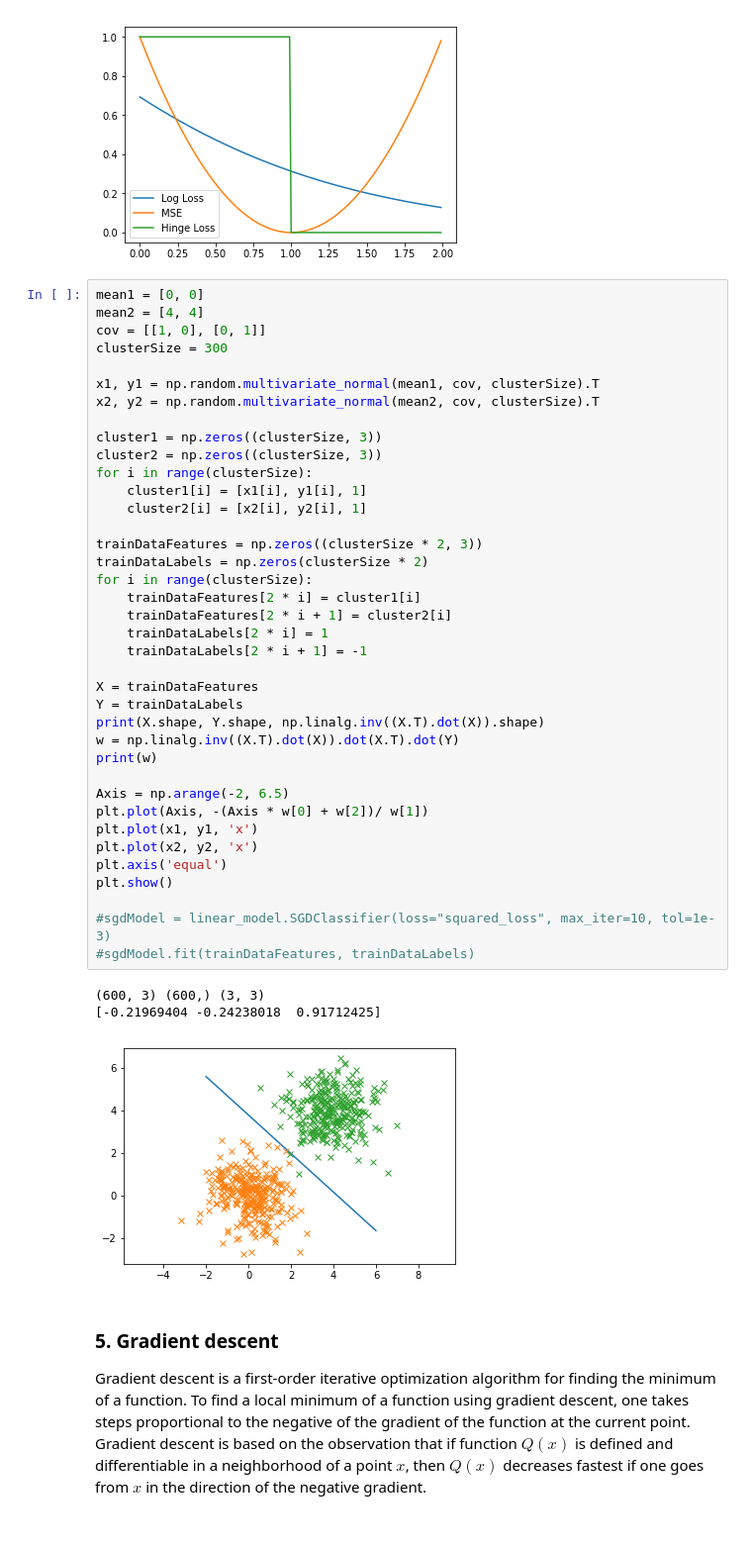
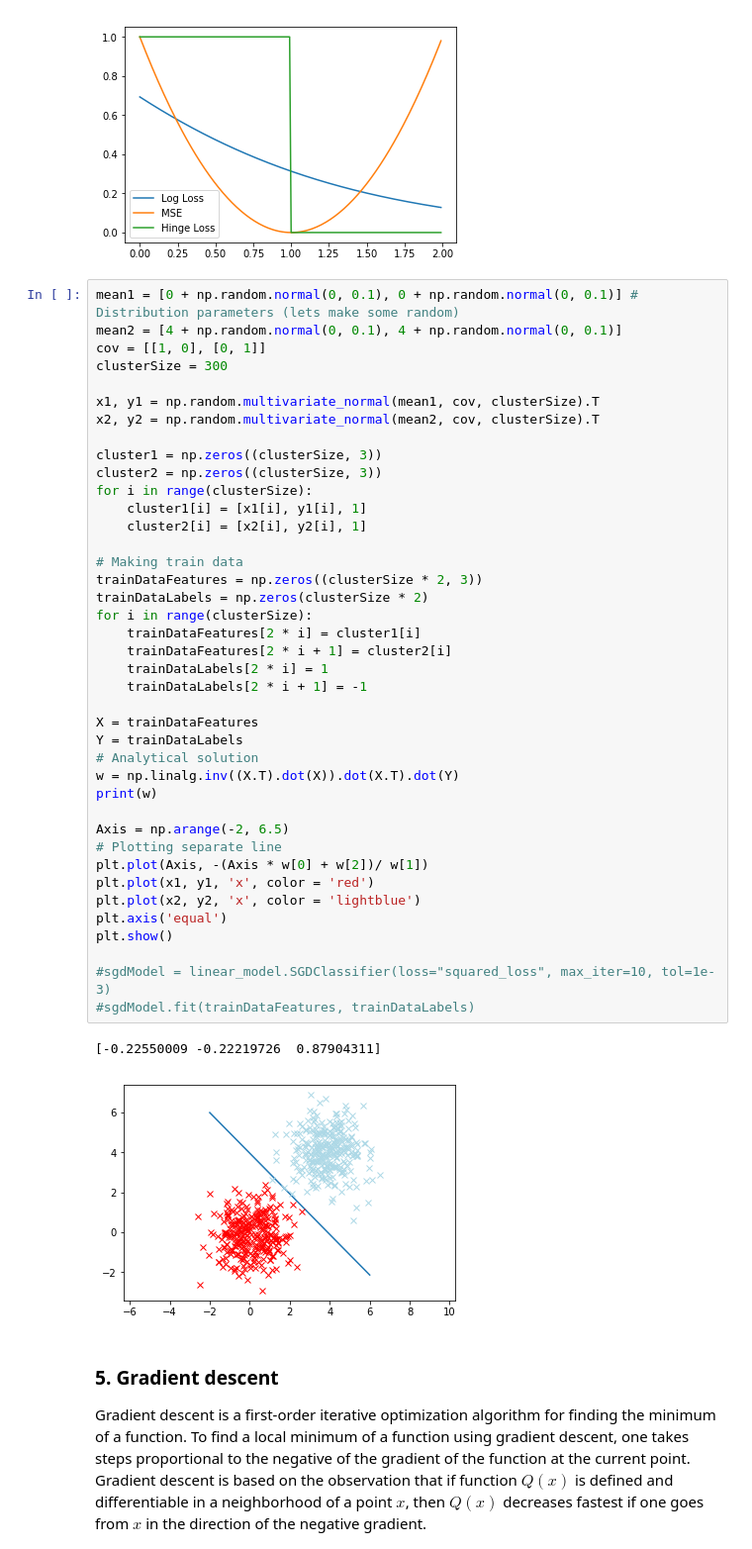
Before and after one commit to peinrules/Darin, a Jupyter notebook: lab-1.ipynb, the cells around one changed output. Shown at 99% size. Saved outputs shown, nothing was run; the diff lists cells and outputs as text; blank space fills up the shorter version.

```diff
--- a/lab-1.ipynb
+++ b/lab-1.ipynb
@@ -198,47 +198,48 @@ plt.show()
 # %% [output]
 [figure]
 # %%
-mean1 = [0, 0]
-mean2 = [4, 4]
+mean1 = [0 + np.random.normal(0, 0.1), 0 + np.random.normal(0, 0.1)] # Distribution parameters (lets make some random)
+mean2 = [4 + np.random.normal(0, 0.1), 4 + np.random.normal(0, 0.1)]
 cov = [[1, 0], [0, 1]]
 clusterSize = 300
 
 x1, y1 = np.random.multivariate_normal(mean1, cov, clusterSize).T
 x2, y2 = np.random.multivariate_normal(mean2, cov, clusterSize).T
 
 cluster1 = np.zeros((clusterSize, 3))
 cluster2 = np.zeros((clusterSize, 3))
 for i in range(clusterSize):
     cluster1[i] = [x1[i], y1[i], 1]
     cluster2[i] = [x2[i], y2[i], 1]
 
+# Making train data
 trainDataFeatures = np.zeros((clusterSize * 2, 3))
 trainDataLabels = np.zeros(clusterSize * 2)
 for i in range(clusterSize):
     trainDataFeatures[2 * i] = cluster1[i]
     trainDataFeatures[2 * i + 1] = cluster2[i]
     trainDataLabels[2 * i] = 1
     trainDataLabels[2 * i + 1] = -1
 
 X = trainDataFeatures
 Y = trainDataLabels
-print(X.shape, Y.shape, np.linalg.inv((X.T).dot(X)).shape)
+# Analytical solution
 w = np.linalg.inv((X.T).dot(X)).dot(X.T).dot(Y)
 print(w)
 
 Axis = np.arange(-2, 6.5)
+# Plotting separate line
 plt.plot(Axis, -(Axis * w[0] + w[2])/ w[1])
-plt.plot(x1, y1, 'x')
-plt.plot(x2, y2, 'x')
+plt.plot(x1, y1, 'x', color = 'red')
+plt.plot(x2, y2, 'x', color = 'lightblue')
 plt.axis('equal')
 plt.show()
 
 #sgdModel = linear_model.SGDClassifier(loss="squared_loss", max_iter=10, tol=1e-3)
 #sgdModel.fit(trainDataFeatures, trainDataLabels)
 # %% [output]
-(600, 3) (600,) (3, 3)
-[-0.21969404 -0.24238018  0.91712425]
+[-0.22550009 -0.22219726  0.87904311]
-[figure, old version]
+[figure, new version]
 # %% [markdown]
 ### 5. Gradient descent
 Gradient descent is a first-order iterative optimization algorithm for finding the minimum of a function. To find a local minimum of a function using gradient descent, one takes steps proportional to the negative of the gradient of the function at the current point. Gradient descent is based on the observation that if function $Q(x)$ is defined and differentiable in a neighborhood of a point $x$, then $Q(x)$ decreases fastest if one goes from $x$  in the direction of the negative gradient.
```
